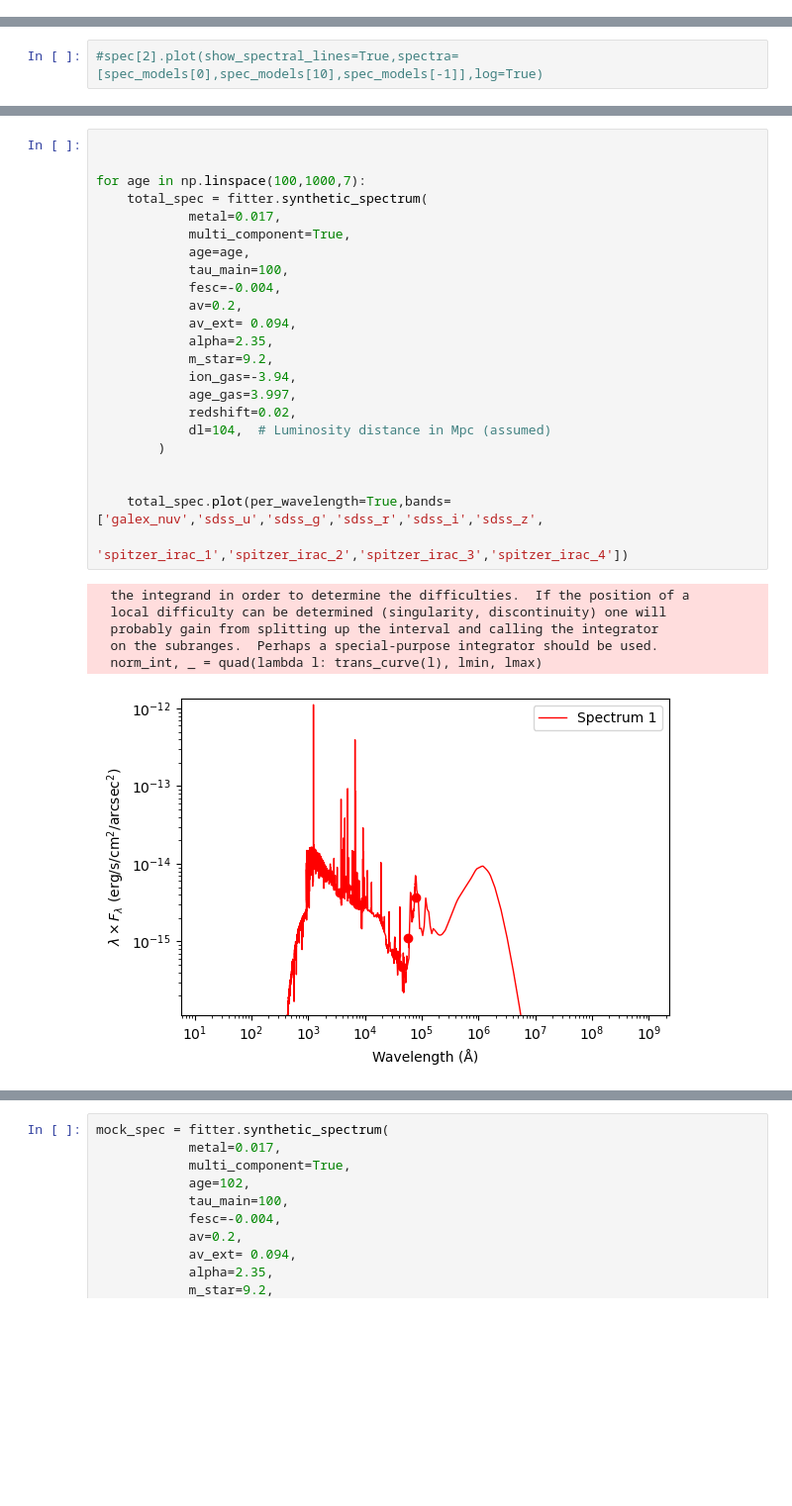
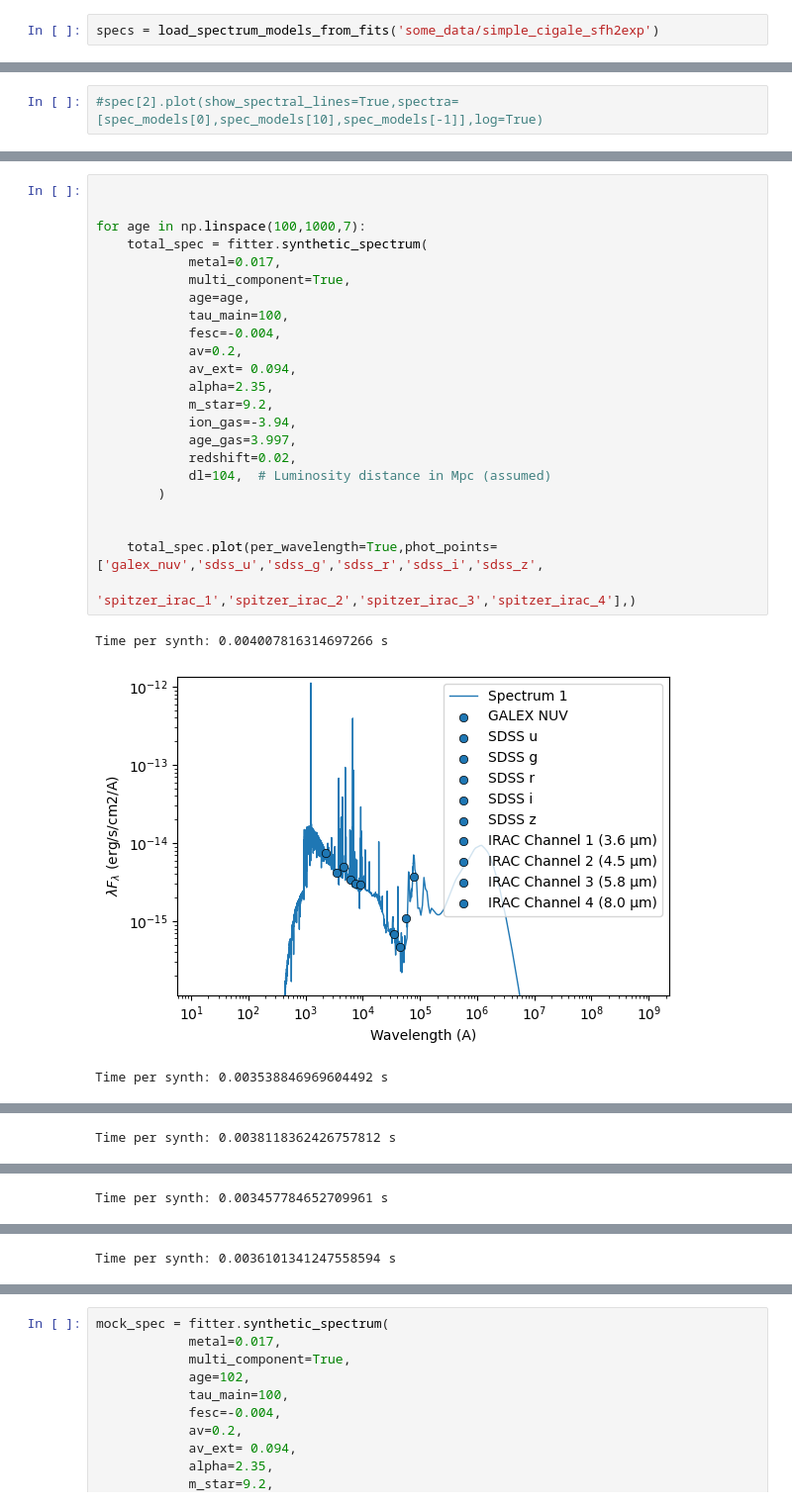
Before and after one commit to robertoinfurna/Pangal, a Jupyter notebook: pfitter_tutorial.ipynb, the cells around one changed output, grey strips where cells are left out. Shown at 99% size. Drawn from its saved outputs; the diff is of its cells as text; blank space fills up the shorter version.

```diff
--- a/pfitter_tutorial.ipynb
+++ b/pfitter_tutorial.ipynb
@@ -1200 +512,3 @@ specs = load_spectrum_models_from_fits('test_models')
+# %%
+specs = load_spectrum_models_from_fits('some_data/simple_cigale_sfh2exp')
 # %%
@@ -1272,30 +562,27 @@ Loading of dust emission templates completed.
 # %%
 
 
 for age in np.linspace(100,1000,7):
     total_spec = fitter.synthetic_spectrum(
             metal=0.017,
             multi_component=True,
             age=age,
             tau_main=100,
             fesc=-0.004,
             av=0.2,
             av_ext= 0.094,
             alpha=2.35,
             m_star=9.2,
             ion_gas=-3.94,
             age_gas=3.997,
             redshift=0.02,
             dl=104,  # Luminosity distance in Mpc (assumed)
         )
 
 
-    total_spec.plot(per_wavelength=True,bands=['galex_nuv','sdss_u','sdss_g','sdss_r','sdss_i','sdss_z',
-                                                     'spitzer_irac_1','spitzer_irac_2','spitzer_irac_3','spitzer_irac_4'])
+    total_spec.plot(per_wavelength=True,phot_points=['galex_nuv','sdss_u','sdss_g','sdss_r','sdss_i','sdss_z',
+                                                     'spitzer_irac_1','spitzer_irac_2','spitzer_irac_3','spitzer_irac_4'],)
 # %% [output]
-  the integrand in order to determine the difficulties.  If the position of a
-  local difficulty can be determined (singularity, discontinuity) one will
-  probably gain from splitting up the interval and calling the integrator
-  on the subranges.  Perhaps a special-purpose integrator should be used.
-  norm_int, _ = quad(lambda l: trans_curve(l), lmin, lmax)
+Time per synth: 0.004007816314697266 s
-[figure, old version]
+[figure, new version]
+Time per synth: 0.003538846969604492 s
@@ -1302,0 +590 @@ for age in np.linspace(100,1000,7):
+Time per synth: 0.0038118362426757812 s
@@ -1303,0 +592 @@ for age in np.linspace(100,1000,7):
+Time per synth: 0.003457784652709961 s
@@ -1304,0 +594 @@ for age in np.linspace(100,1000,7):
+Time per synth: 0.0036101341247558594 s
```
Also changed, not shown: parts of 20 cells of this notebook.
